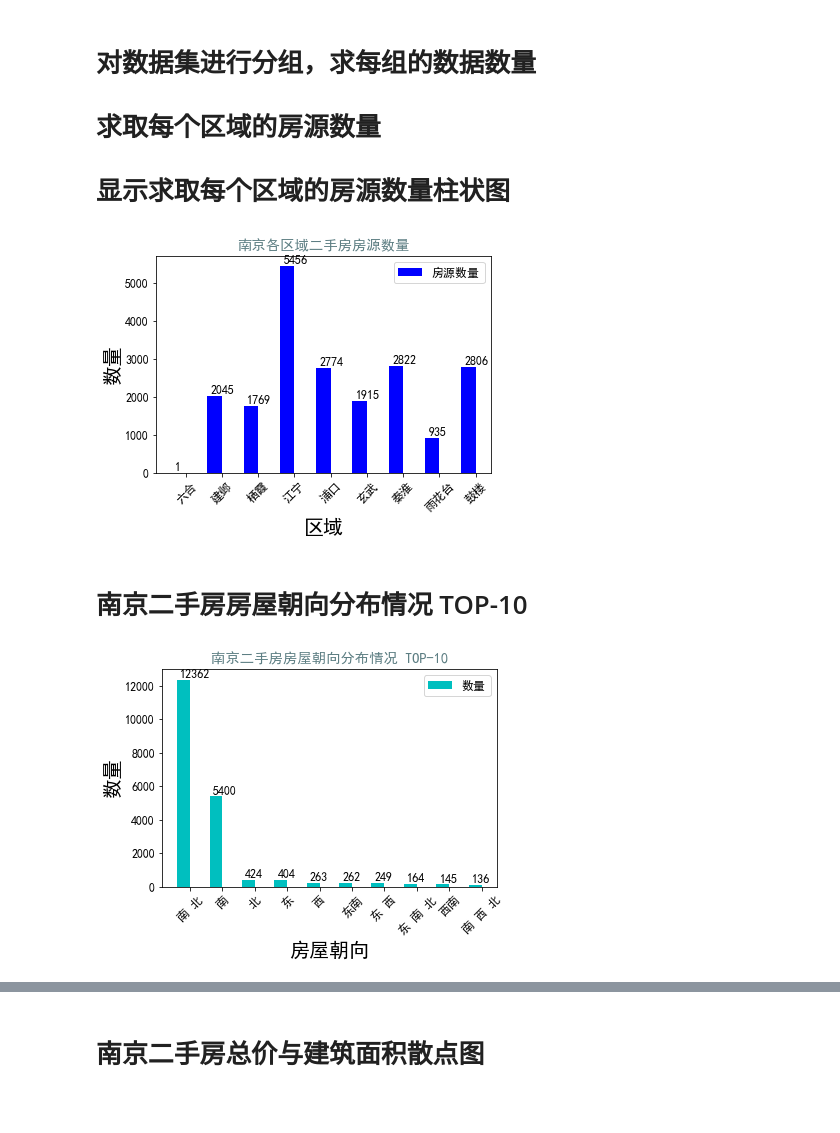
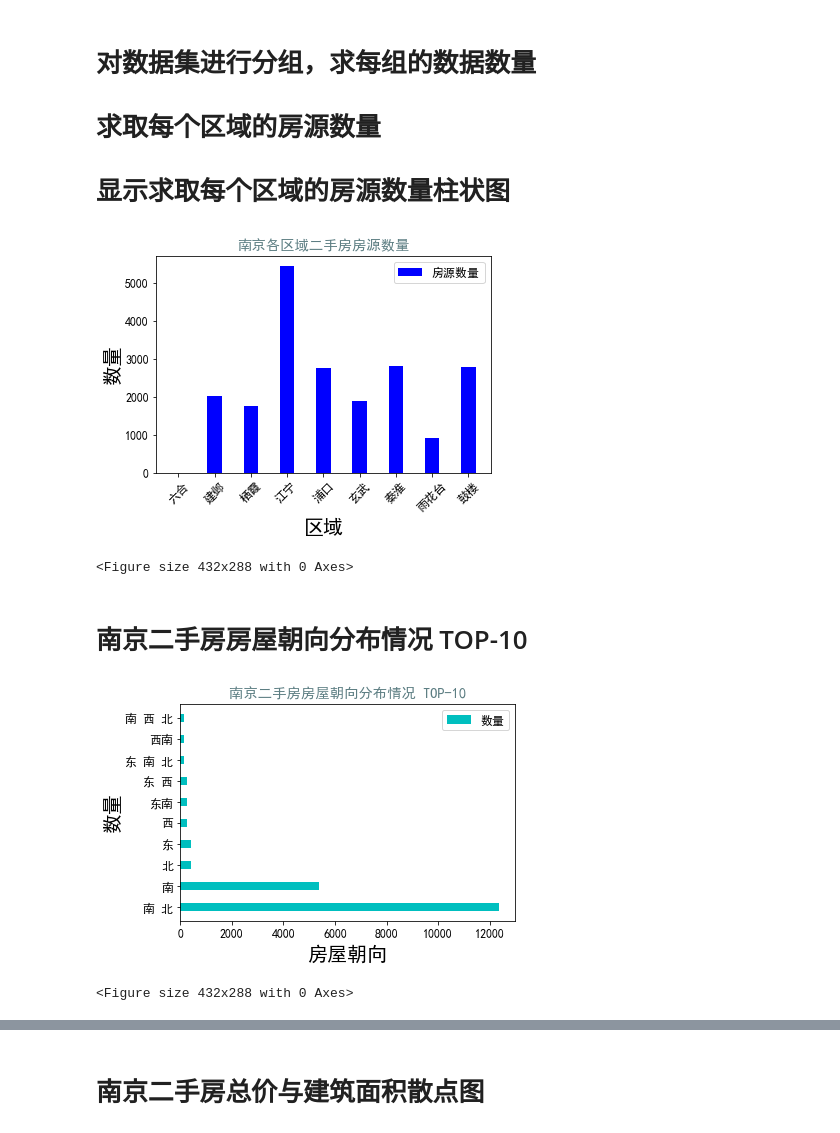
Before and after one commit to 422511186/python_anialize, a Jupyter notebook: 实验/code/index.ipynb, the cells around one changed output, grey strips where cells are left out. Drawn from its saved outputs; the diff is of its cells as text; code cells hidden in the pictures; blank space fills up the shorter version.

```diff
--- a/实验/code/index.ipynb
+++ b/实验/code/index.ipynb
@@ -37,7 +30,7 @@ area_count = data.groupby('所在区域')['id'].count()
 # print(area_count)
 # %%
 # 显示求取每个区域的房源数量柱状图
-fig, axe = plt.subplots()
+# fig, axe = plt.subplots()
 
 plt.title('南京各区域二手房房源数量', color='#5D7E83')
 
@@ -45,47 +38,68 @@ index = np.arange(len(area_count))
 # 设置柱的宽度
 width = 0.4
 
-rect1 = axe.bar(index, list(area_count), width, color='b', align='center', label='房源数量')
+plt.bar(x=area_count.index,
+        height=list(area_count),
+        width=width,
+        color='b',
+        align='center',
+        label='房源数量')
 
-axe.set_xticks(index + width / 2)
-
+# axe.set_xticks(index + width / 2)
 # 设置柱状图下标名称
-axe.set_xticklabels(list(area_count.index))
-#
+# axe.set_xticklabels(list(area_count.index))
 # 设置标题
-axe.legend()
-axe.set_xlabel('区域', fontsize=20)
-axe.set_ylabel('数量', fontsize=20)
-auto_text(rect1)
+plt.legend()
+plt.xlabel('区域', fontsize=20)
+plt.ylabel('数量', fontsize=20)
 # 保存图片 ==> 柱状图
 plt.xticks(rotation=45)
-plt.savefig('../imgs/南京各区域二手房房源数量.jpg')
+title = '南京各区域二手房房源数量'
+plt.savefig('../imgs/' + title + '.jpg')
 plt.show()
+plt.clf()
 # %% [output]
-[figure, old version]
+[figure, new version]
+<Figure size 432x288 with 0 Axes>
 # %% [markdown]
 # 南京二手房房屋朝向分布情况 TOP-10
 # %%
+# fig, axe = plt.subplots(1)
 # 统计房屋朝向情况TOP-10，统计全部，柱形图数据过于密集，不够直观
 hours_towards = data.groupby('房屋朝向')['id'].count()
 # print(hours_towards.sort_values(ascending=False))
 # 从高到低排序,并对取前十的数据
 hours_towards_10 = hours_towards.sort_values(ascending=False).iloc[0:10]
 
-fig, axe = plt.subplots(1)
-
 plt.title('南京二手房房屋朝向分布情况 TOP-10', color='#5D7E83')
 width = 0.4
 index = np.arange(len(hours_towards_10))
-rect1 = axe.bar(hours_towards_10.index, list(hours_towards_10), width, color='c', align='center', label='数量')
-axe.set_xticks(index + width / 2)
-axe.legend()
+# 柱状图
+# rect1 = plt.bar(x=hours_towards_10.index,
+#                 height=list(hours_towards_10),
+#                 width=width,
+#                 color='c',
+#                 align='center',
+#                 label='数量')
+plt.barh(hours_towards_10.index,
+         list(hours_towards_10),
+         width,
+         color='c',
+         align='center',
+         label='数量')
+
+# axe.set_xticks(index + width / 2)
+# auto_text(rect1)
+
+plt.legend()
 plt.xlabel('房屋朝向', fontsize=20)
 plt.ylabel('数量', fontsize=20)
-auto_text(rect1)
-plt.xticks(rotation=45)
+plt.xticks(rotation=0)
+plt.yticks(rotation=0)
 plt.savefig('../imgs/南京二手房房屋朝向分布情况前十.jpg')
 plt.show()
+plt.clf()
 # %% [output]
-[figure, old version]
+[figure, new version]
+<Figure size 432x288 with 0 Axes>
 # %%
```
Also changed, not shown: parts of 9 cells of this notebook, 2 other files.
